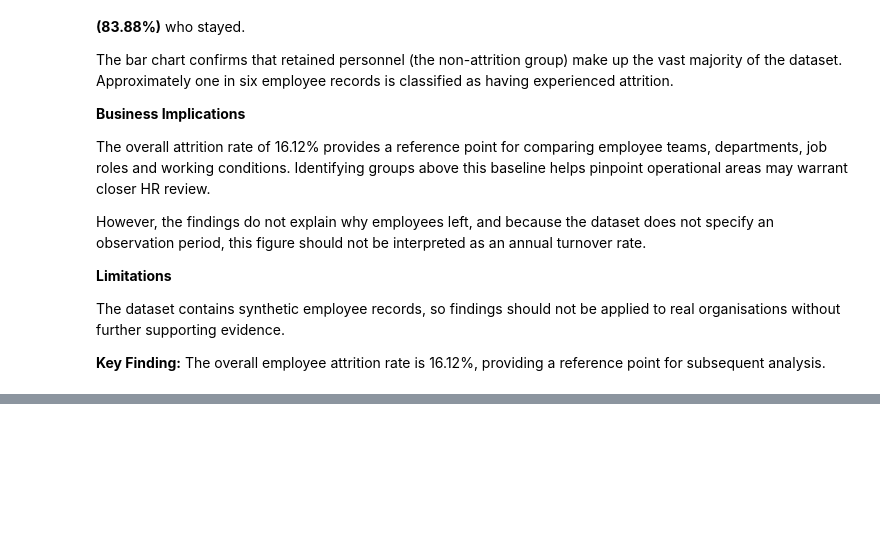
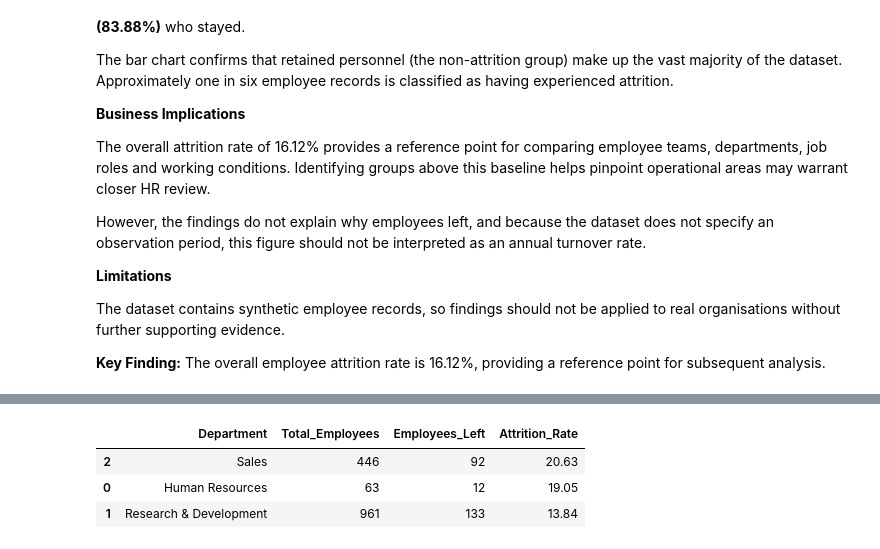
Before and after one commit to Mumtazib01/Employee-Attrition-Analytics, a Jupyter notebook: jupyter_notebooks/jupyter_notebooks/02_Exploratory_Data_Analysis.ipynb, the cells around one changed output, grey strips where cells are left out. Drawn from its saved outputs; the diff is of its cells as text; code cells hidden in the pictures; blank space fills up the shorter version.

Commit message:
feat: calculate department-level employee attrition rates

```diff
--- a/jupyter_notebooks/jupyter_notebooks/02_Exploratory_Data_Analysis.ipynb
+++ b/jupyter_notebooks/jupyter_notebooks/02_Exploratory_Data_Analysis.ipynb
@@ -201,0 +216,29 @@ The dataset contains synthetic employee records, so findings should not be appli
+# %%
+# Group employees by department and calculate attrition statistics
+department_attrition = (
+    df.groupby("Department")
+    .agg(
+        Total_Employees=("EmployeeNumber", "count"),
+        Employees_Left=("Attrition_Flag", "sum"),
+        Attrition_Rate=("Attrition_Flag", "mean")
+    )
+    .reset_index()
+)
+
+# Convert the attrition rate into a percentage
+department_attrition["Attrition_Rate"] = (
+    department_attrition["Attrition_Rate"] * 100
+).round(2)
+
+# Sort departments from highest to lowest attrition rate
+department_attrition = department_attrition.sort_values(
+    by="Attrition_Rate",
+    ascending=False
+)
+
+display(department_attrition)
+# %% [output]
+|  | Department | Total_Employees | Employees_Left | Attrition_Rate |
+| 2 | Sales | 446 | 92 | 20.63 |
+| 0 | Human Resources | 63 | 12 | 19.05 |
+| 1 | Research & Development | 961 | 133 | 13.84 |
```
Also changed, not shown: parts of 1 cell of this notebook.
